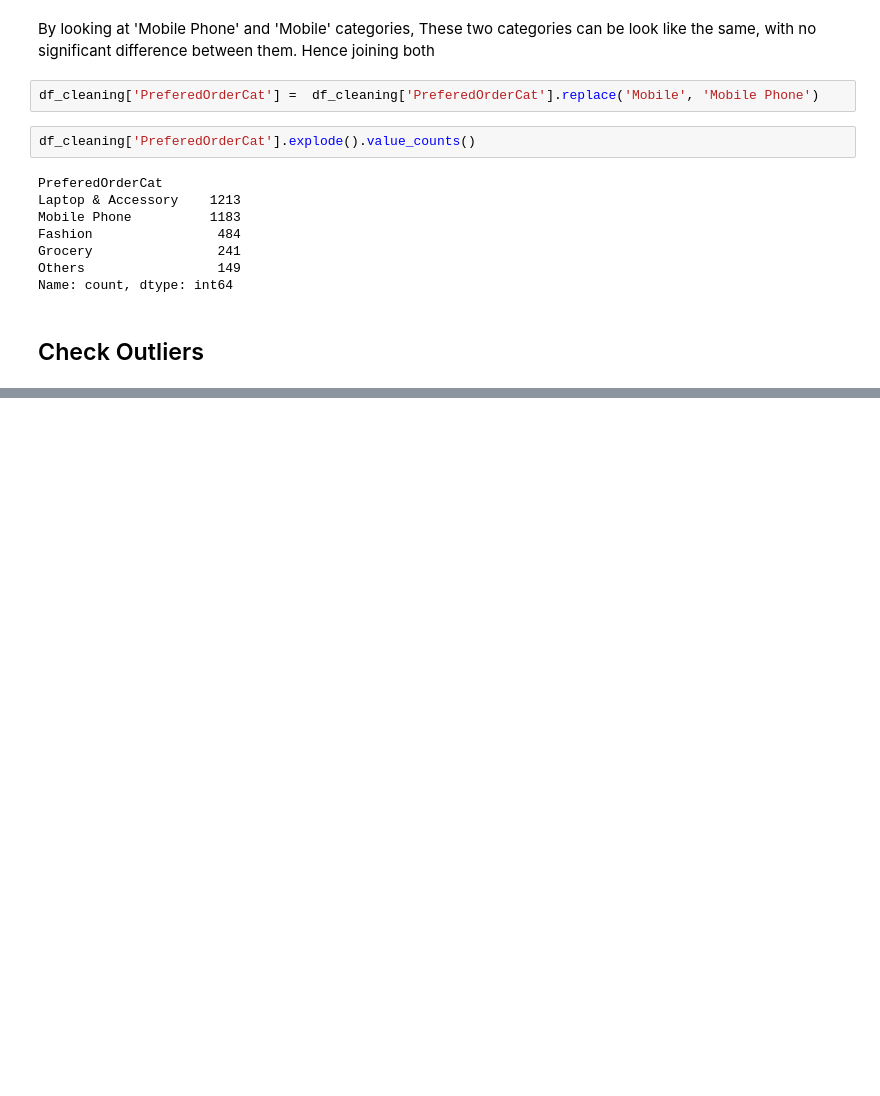
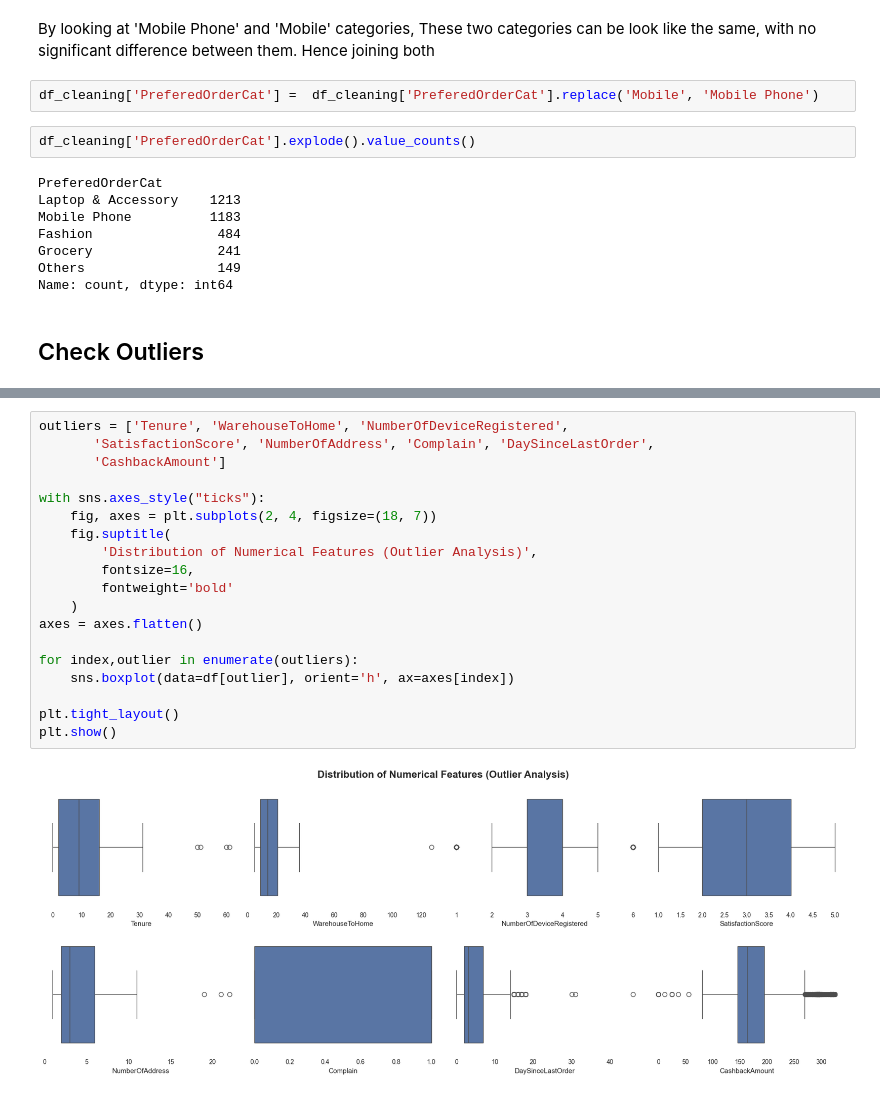
Before and after one commit to nayana-sisil/predictive-customer-churn-ecommerce-retention, a Jupyter notebook: cutomer_churn.ipynb, the cells around one changed output, grey strips where cells are left out. Drawn from its saved outputs; the diff is of its cells as text; blank space fills up the shorter version.

Commit message:
outlier handling

```diff
--- a/cutomer_churn.ipynb
+++ b/cutomer_churn.ipynb
@@ -349,0 +359,21 @@ Name: count, dtype: int64
+# %%
+outliers = ['Tenure', 'WarehouseToHome', 'NumberOfDeviceRegistered',
+       'SatisfactionScore', 'NumberOfAddress', 'Complain', 'DaySinceLastOrder',
+       'CashbackAmount']
+
+with sns.axes_style("ticks"):
+    fig, axes = plt.subplots(2, 4, figsize=(18, 7))
+    fig.suptitle(
+        'Distribution of Numerical Features (Outlier Analysis)',
+        fontsize=16,
+        fontweight='bold'
+    )
+axes = axes.flatten()
+
+for index,outlier in enumerate(outliers):
+    sns.boxplot(data=df[outlier], orient='h', ax=axes[index])
+
+plt.tight_layout()
+plt.show()
+# %% [output]
+[figure, added]
```
Also changed, not shown: parts of 1 cell of this notebook.
